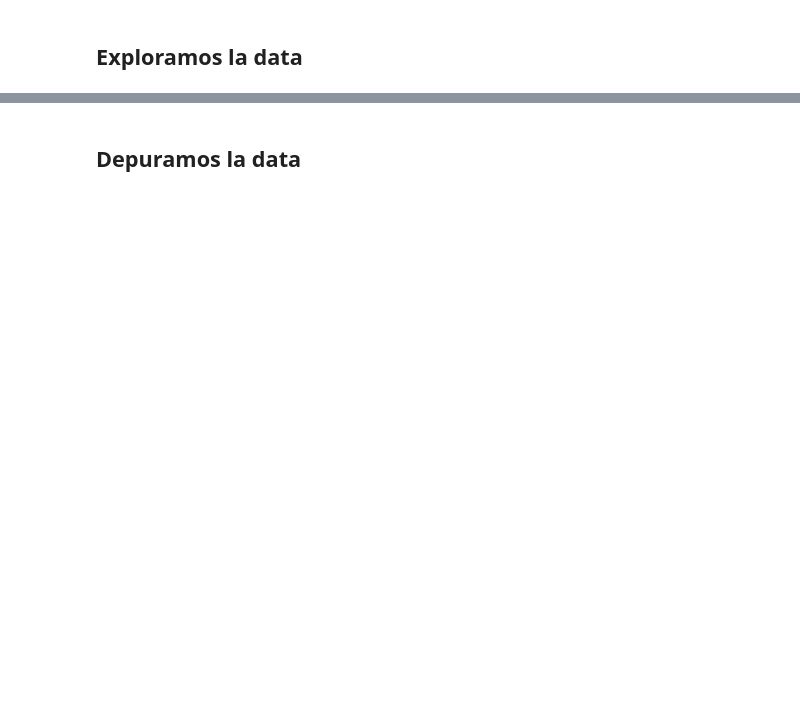
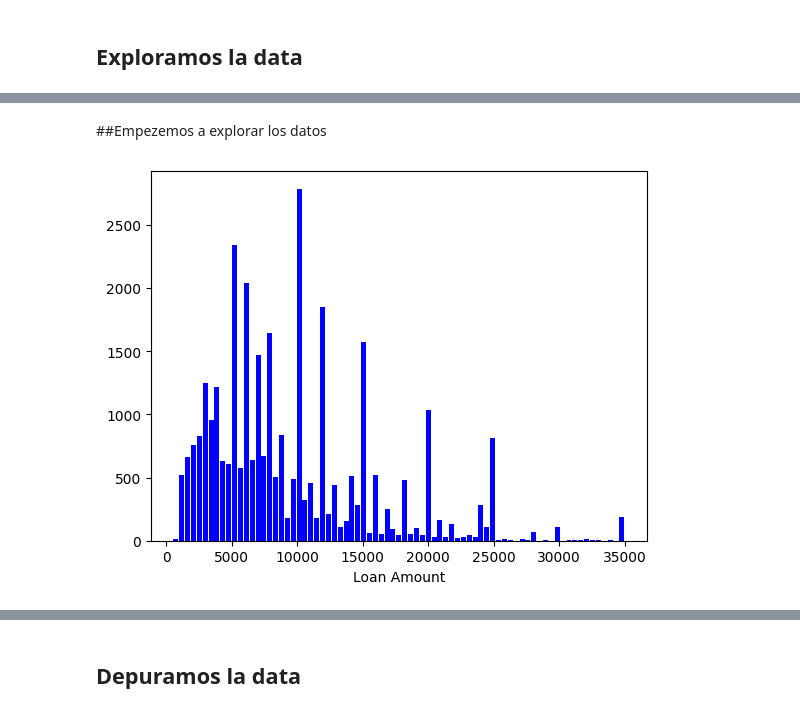
Before and after one commit to jpantojaj/CreditScoring, a Jupyter notebook: Sesion_3_NaiveModel.ipynb, the cells around one changed output, grey strips where cells are left out. Cells and saved outputs as stored; diff of their text form; code cells hidden in the pictures; blank space fills up the shorter version.

```diff
--- a/Sesion_3_NaiveModel.ipynb
+++ b/Sesion_3_NaiveModel.ipynb
@@ -21,7 +64,11 @@ cr_loan.head(10)
+# %% [markdown]
+##Empezemos a explorar los datos
 # %%
 # Histograma de Montos
-n, bins, patches = plt.hist(x=cr_loan['loan_amnt'], bins='auto', color='blue',alpha=0.7, rwidth=0.85)
+plt.hist(x=cr_loan['loan_amnt'], bins='auto', color='blue', rwidth=0.85)
 plt.xlabel("Loan Amount")
 plt.show()
+# %% [output]
+[figure, added]
 # %%
 # Histograma de Edad
```
Also changed, not shown: parts of 57 cells of this notebook.
